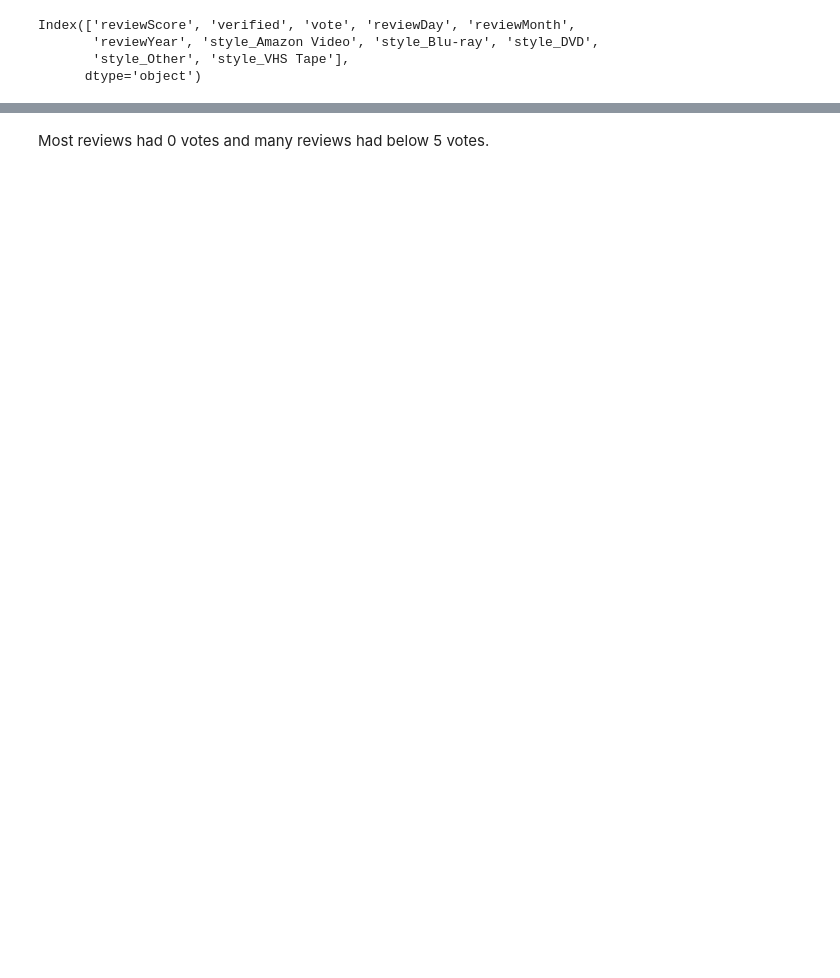
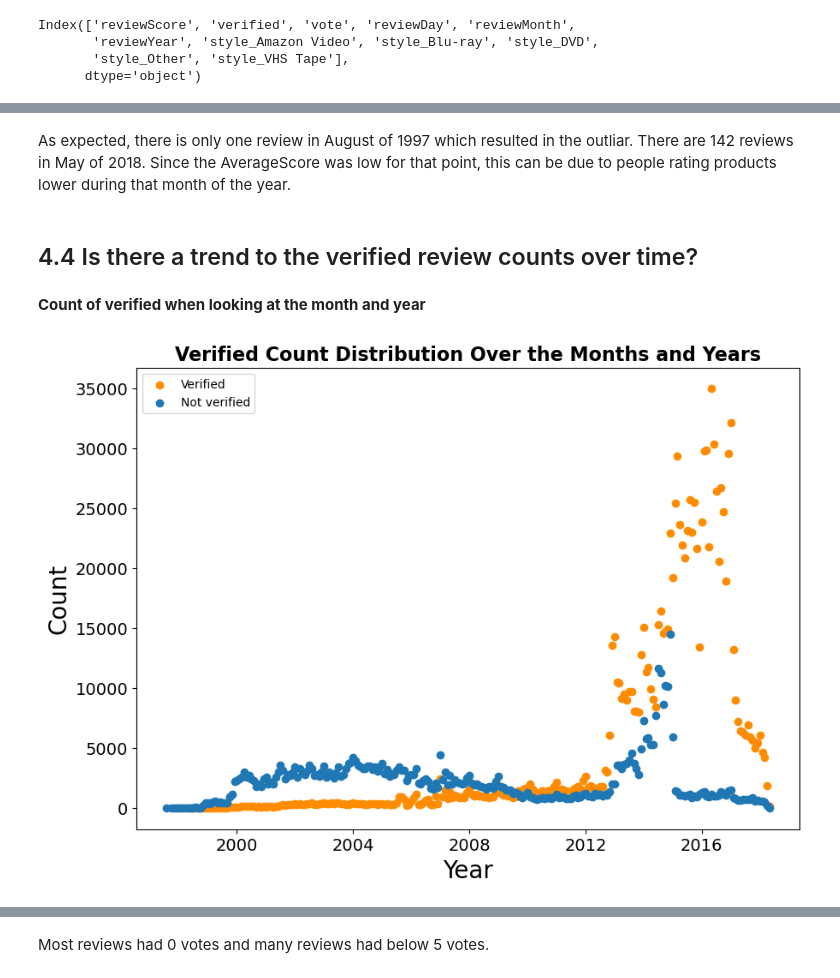
Before and after one commit to JTruong3/Amazon-Product-Recommender, a Jupyter notebook: 1_Preprocessing_and_EDA.ipynb, the cells around one changed output, grey strips where cells are left out. Drawn from its saved outputs; the diff is of its cells as text; code cells hidden in the pictures; blank space fills up the shorter version.

```diff
--- a/1_Preprocessing_and_EDA.ipynb
+++ b/1_Preprocessing_and_EDA.ipynb
@@ -943,0 +1064,37 @@ datetime.fromtimestamp(1350000000)
+# %% [markdown]
+As expected, there is only one review in August of 1997 which resulted in the outliar. There are 142 reviews in May of 2018. Since the AverageScore was low for that point, this can be due to people rating products lower during that month of the year.
+# %% [markdown]
+## 4.4 Is there a trend to the verified review counts over time?<a class ='anchor' id='4.4verifiedtrend'></a>
+# %% [markdown]
+**Count of verified when looking at the month and year**
+# %%
+verified_Y_M =clean_df[clean_df['verified'] == 1].groupby(['reviewYear','reviewMonth'])['verified'].count()
+
+not_verified_Y_M =clean_df[clean_df['verified'] == 0].groupby(['reviewYear','reviewMonth'])['verified'].count()
+verified_dates = []
+for val in verified_Y_M.index:
+    verified_dates.append(datetime(val[0],val[1],1))
+
+not_verified_dates =[]
+for val in not_verified_Y_M.index:
+    not_verified_dates.append(datetime(val[0],val[1],1))
+# %%
+plt.figure(figsize = (10,7))
+
+plt.scatter(verified_dates,verified_Y_M, color = 'darkorange', label = 'Verified')
+plt.scatter(not_verified_dates,not_verified_Y_M, label = 'Not verified')
+
+# Change size of tick labels
+plt.xticks(fontsize = 14)
+plt.yticks(fontsize = 14)
+
+
+# Label the plot
+plt.title('Verified Count Distribution Over the Months and Years', fontweight = 'bold', fontsize = 16)
+plt.xlabel('Year', fontsize = 20)
+plt.ylabel('Count', fontsize = 20)
+
+plt.legend()
+plt.show()
+# %% [output]
+[figure, added]
```
Also changed, not shown: parts of 56 cells of this notebook.
